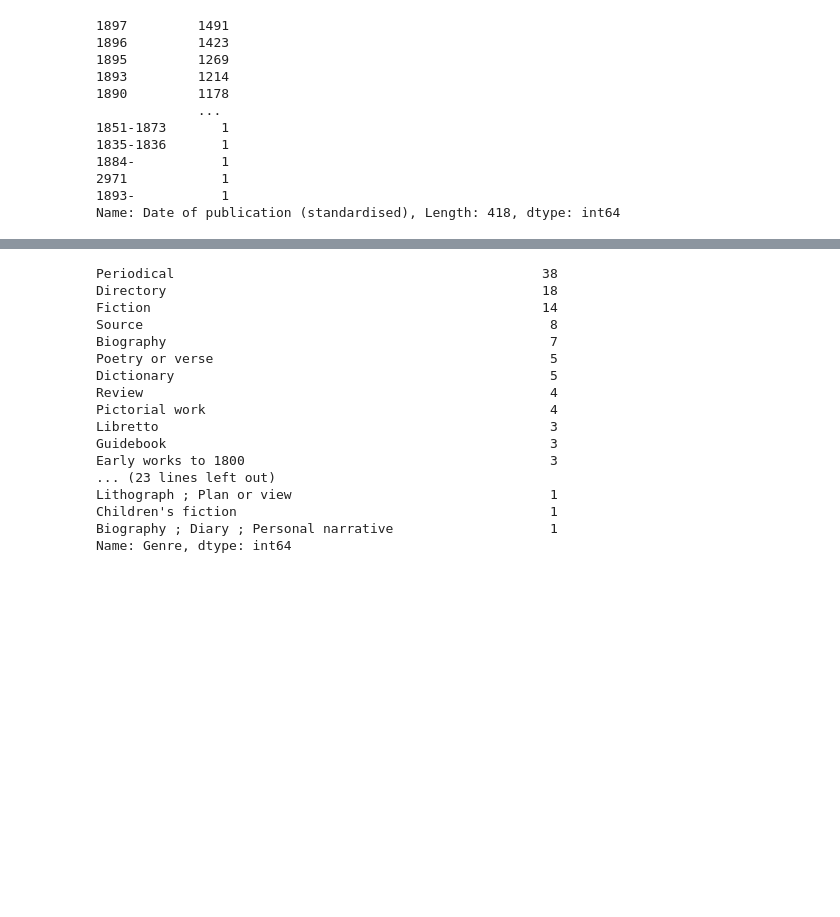
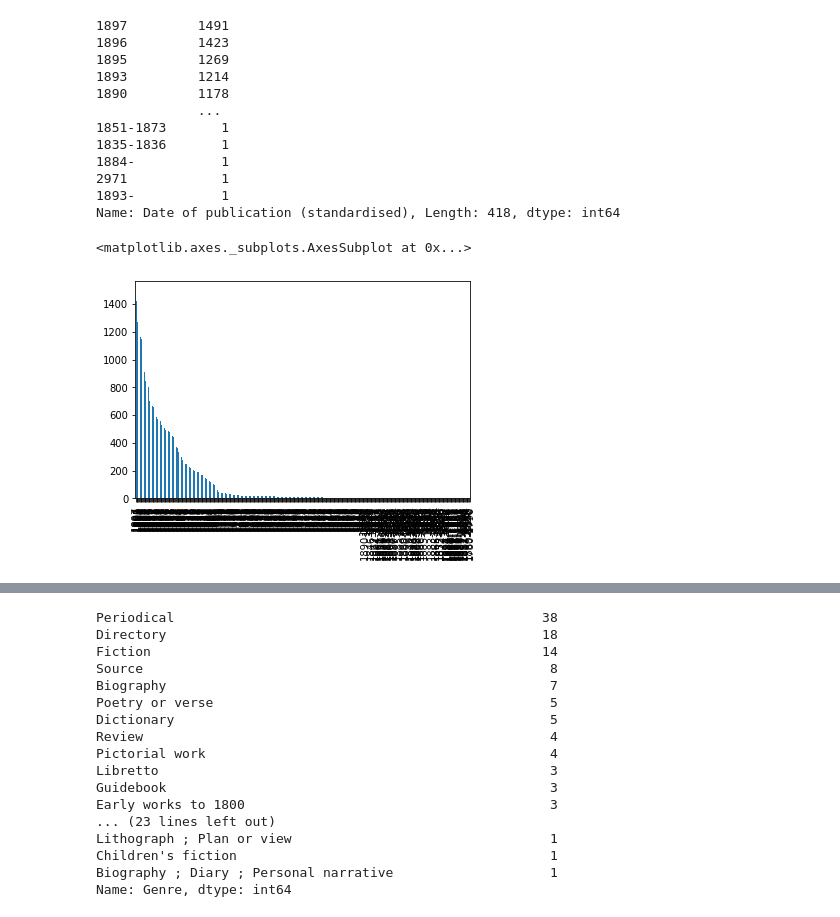
Before and after one commit to BL-Labs/Jupyter-notebooks-projects-using-BL-Sources, a Jupyter notebook: Microsoft19thCenturyBooks/base.ipynb, the cells around one changed output, grey strips where cells are left out. Drawn from its saved outputs; the diff is of its cells as text; code cells hidden in the pictures; blank space fills up the shorter version.

Commit message:
Added some basic plotting

```diff
--- a/Microsoft19thCenturyBooks/base.ipynb
+++ b/Microsoft19thCenturyBooks/base.ipynb
@@ -61,3 +61,9 @@ df["Date of publication (standardised)"].value_counts()
 2971            1
 1893-           1
 Name: Date of publication (standardised), Length: 418, dtype: int64
+# %%
+# ploting them with the default sort of the value counts -- not the best
+df["Date of publication (standardised)"].value_counts().plot(kind='bar')
+# %% [output]
+<matplotlib.axes._subplots.AxesSubplot at 0x...>
+[figure, added]
```
Also changed, not shown: parts of 2 cells of this notebook.
